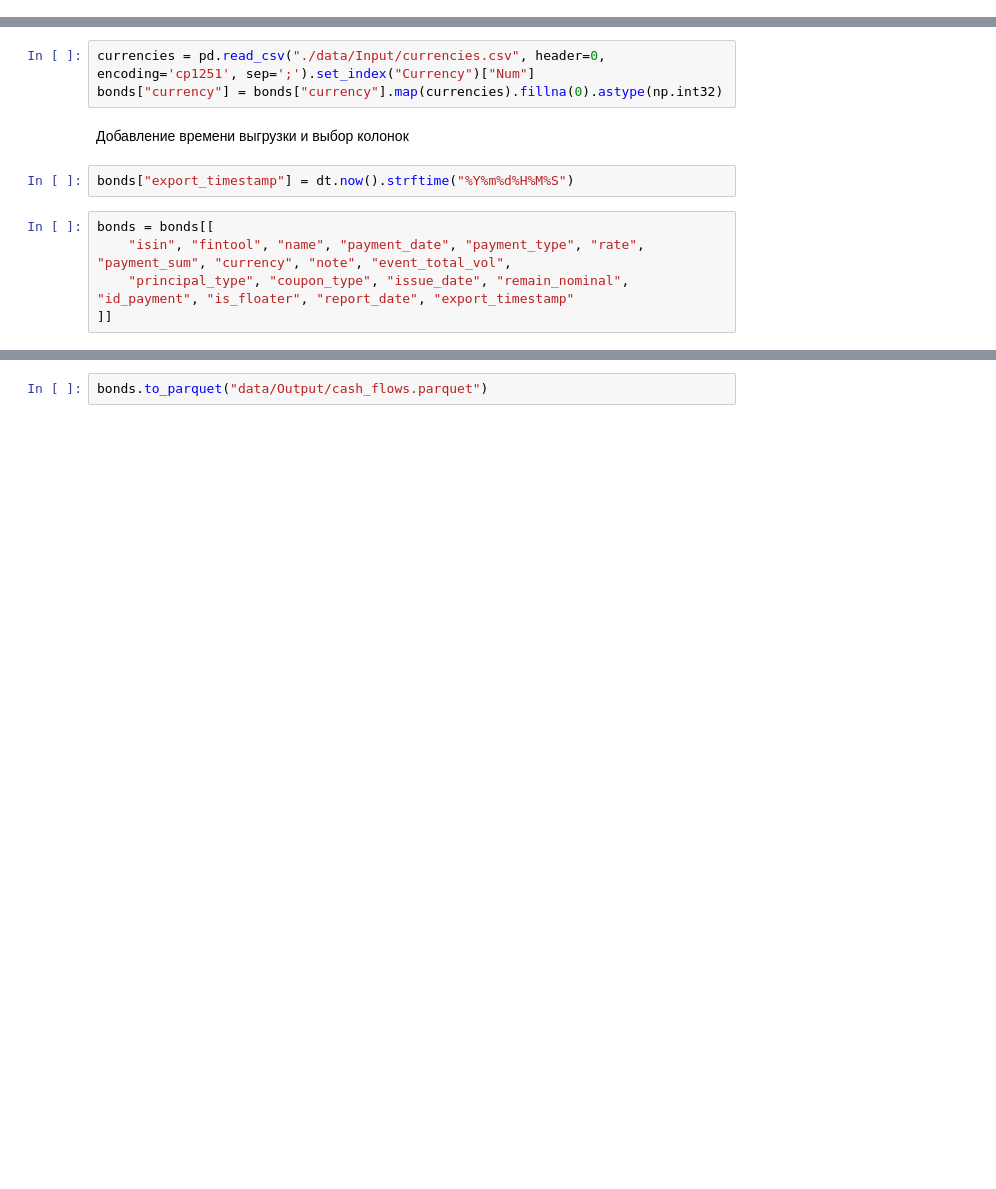
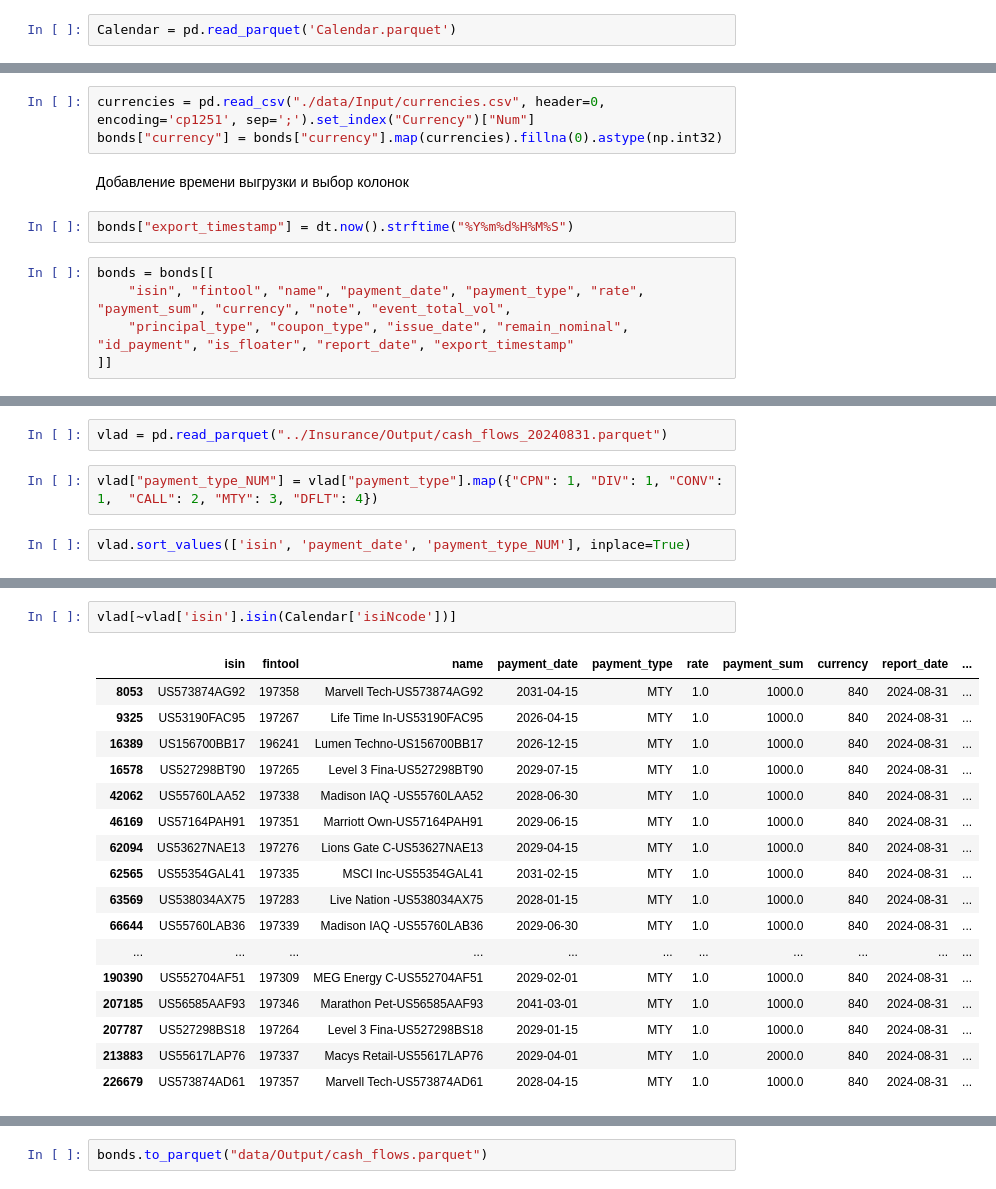
Before and after one commit to alexkobz/insurance, a Jupyter notebook: cash_flows.ipynb, the cells around one changed output, grey strips where cells are left out. Saved outputs shown, nothing was run; the diff lists cells and outputs as text; blank space fills up the shorter version.

```diff
--- a/cash_flows.ipynb
+++ b/cash_flows.ipynb
@@ -53,3 +89,5 @@ CalendarV2 finished. CalendarV2 shape (843790, 80)
+# %%
+Calendar = pd.read_parquet('Calendar.parquet')
 # %%
 AccruedInterestOnDate = RuDataDF("AccruedInterestOnDate").df
 AccruedInterestOnDate.head()
@@ -247,0 +389,6 @@ bonds = bonds[[
+# %%
+vlad = pd.read_parquet("../Insurance/Output/cash_flows_20240831.parquet")
+# %%
+vlad["payment_type_NUM"] = vlad["payment_type"].map({"CPN": 1, "DIV": 1, "CONV": 1,  "CALL": 2, "MTY": 3, "DFLT": 4})
+# %%
+vlad.sort_values(['isin', 'payment_date', 'payment_type_NUM'], inplace=True)
@@ -247,0 +442,20 @@ bonds = bonds[[
+# %%
+vlad[~vlad['isin'].isin(Calendar['isiNcode'])]
+# %% [output]
+|  | isin | fintool | name | payment_date | payment_type | rate | payment_sum | currency | report_date | ... |
+| 8053 | US573874AG92 | 197358 | Marvell Tech-US573874AG92 | 2031-04-15 | MTY | 1.0 | 1000.0 | 840 | 2024-08-31 | ... |
+| 9325 | US53190FAC95 | 197267 | Life Time In-US53190FAC95 | 2026-04-15 | MTY | 1.0 | 1000.0 | 840 | 2024-08-31 | ... |
+| 16389 | US156700BB17 | 196241 | Lumen Techno-US156700BB17 | 2026-12-15 | MTY | 1.0 | 1000.0 | 840 | 2024-08-31 | ... |
+| 16578 | US527298BT90 | 197265 | Level 3 Fina-US527298BT90 | 2029-07-15 | MTY | 1.0 | 1000.0 | 840 | 2024-08-31 | ... |
+| 42062 | US55760LAA52 | 197338 | Madison IAQ -US55760LAA52 | 2028-06-30 | MTY | 1.0 | 1000.0 | 840 | 2024-08-31 | ... |
+| 46169 | US57164PAH91 | 197351 | Marriott Own-US57164PAH91 | 2029-06-15 | MTY | 1.0 | 1000.0 | 840 | 2024-08-31 | ... |
+| 62094 | US53627NAE13 | 197276 | Lions Gate C-US53627NAE13 | 2029-04-15 | MTY | 1.0 | 1000.0 | 840 | 2024-08-31 | ... |
+| 62565 | US55354GAL41 | 197335 | MSCI Inc-US55354GAL41 | 2031-02-15 | MTY | 1.0 | 1000.0 | 840 | 2024-08-31 | ... |
+| 63569 | US538034AX75 | 197283 | Live Nation -US538034AX75 | 2028-01-15 | MTY | 1.0 | 1000.0 | 840 | 2024-08-31 | ... |
+| 66644 | US55760LAB36 | 197339 | Madison IAQ -US55760LAB36 | 2029-06-30 | MTY | 1.0 | 1000.0 | 840 | 2024-08-31 | ... |
+| ... | ... | ... | ... | ... | ... | ... | ... | ... | ... | ... |
+| 190390 | US552704AF51 | 197309 | MEG Energy C-US552704AF51 | 2029-02-01 | MTY | 1.0 | 1000.0 | 840 | 2024-08-31 | ... |
+| 207185 | US56585AAF93 | 197346 | Marathon Pet-US56585AAF93 | 2041-03-01 | MTY | 1.0 | 1000.0 | 840 | 2024-08-31 | ... |
+| 207787 | US527298BS18 | 197264 | Level 3 Fina-US527298BS18 | 2029-01-15 | MTY | 1.0 | 1000.0 | 840 | 2024-08-31 | ... |
+| 213883 | US55617LAP76 | 197337 | Macys Retail-US55617LAP76 | 2029-04-01 | MTY | 1.0 | 2000.0 | 840 | 2024-08-31 | ... |
+| 226679 | US573874AD61 | 197357 | Marvell Tech-US573874AD61 | 2028-04-15 | MTY | 1.0 | 1000.0 | 840 | 2024-08-31 | ... |
```
Also changed, not shown: parts of 41 cells of this notebook.
